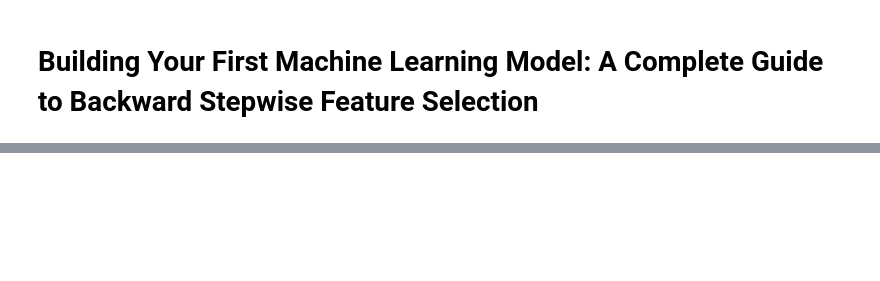
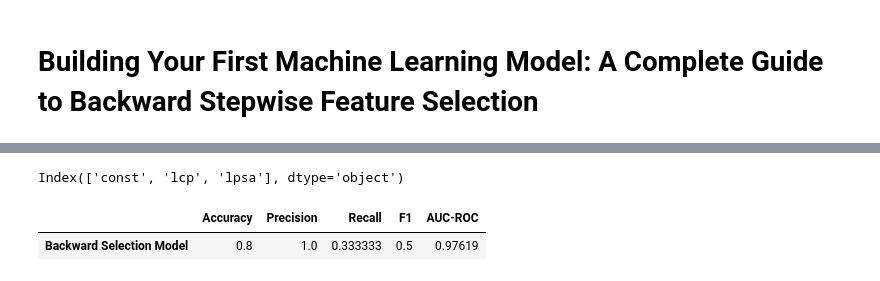
Before and after one commit to jlgeronimoc/ML-Feature-Selection, a Jupyter notebook: src/2_Feature_selection_backward.ipynb, the cells around one changed output, grey strips where cells are left out. Cells and saved outputs as stored; diff of their text form; code cells hidden in the pictures; blank space fills up the shorter version.

```diff
--- a/src/2_Feature_selection_backward.ipynb
+++ b/src/2_Feature_selection_backward.ipynb
@@ -310,27 +433,29 @@ y_pred_prostate = model_LR_no_intercept.predict(X_test_prostate)
 # %%
-# Calculate the classification accuracy
+# Calculate metrics
 accuracy = accuracy_score(y_test_prostate, y_pred_prostate)
-
-# Calculate additional metrics
 precision = precision_score(y_test_prostate, y_pred_prostate)
 recall = recall_score(y_test_prostate, y_pred_prostate)
 f1 = f1_score(y_test_prostate, y_pred_prostate)
 
-# For AUC-ROC, we need the prediction probabilities
-y_pred_proba_prostate = model_LR_no_intercept.predict_proba(X_test_prostate)[:, 1]
+# AUC-ROC
+y_pred_proba_prostate = model.predict(X_test_prostate)
 auc_roc = roc_auc_score(y_test_prostate, y_pred_proba_prostate)
 
 # Create a DataFrame with the metrics
 metrics_data = {
     'Accuracy': [accuracy],
     'Precision': [precision],
     'Recall': [recall],
     'F1': [f1],
     'AUC-ROC': [auc_roc]
 }
 
 # Create the DataFrame
-base_metrics_df = pd.DataFrame(metrics_data, index=['Base Model'])
+backward_metrics_df = pd.DataFrame(metrics_data, index=['Backward Selection Model'])
 
-# Display the metrics DataFrame
-display(base_metrics_df)
+print(X_train_prostate.columns)
+display(backward_metrics_df)
+# %% [output]
+Index(['const', 'lcp', 'lpsa'], dtype='object')
+|  | Accuracy | Precision | Recall | F1 | AUC-ROC |
+| Backward Selection Model | 0.8 | 1.0 | 0.333333 | 0.5 | 0.97619 |
```
Also changed, not shown: parts of 38 cells of this notebook.
